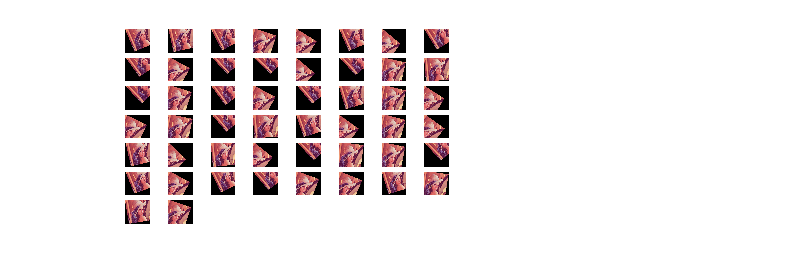
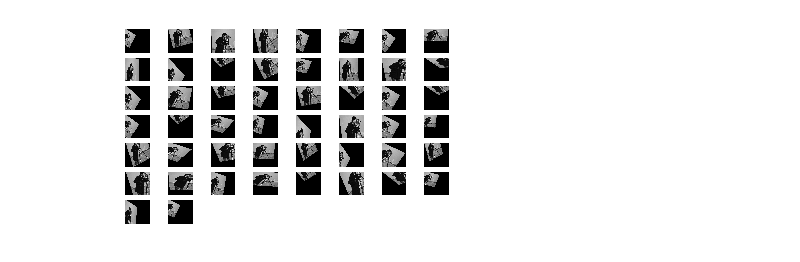
Before and after one commit to mehdidc/creativity, a Jupyter notebook: models/infinite_image_dataset.ipynb, the cells around one changed output. Cells and saved outputs as stored; diff of their text form; code cells hidden in the pictures.

```diff
--- a/models/infinite_image_dataset.ipynb
+++ b/models/infinite_image_dataset.ipynb
@@ -18,6 +20,7 @@ import matplotlib.pyplot as plt
 # %%
 
-X = lena()[np.newaxis, :] / 255.
+X = camera()[np.newaxis, :] / 255.
+
 rgb = True if len(X.shape)==4 else False
 X = linearize(X)
 
@@ -25,12 +28,15 @@ params = {
     "rgb": rgb,
     "x_translate_max":10,
     "y_translate_max":10,
-    "theta_range":(-np.pi / 4, np.pi / 4)
+    "theta_range":(-np.pi / 4, np.pi / 4),
+    "x_scale_range": (0.5, 2),
+    "y_scale_range": (0.5, 2),
 }
 
 ds = InfiniteImageDataset(X, None, 50, params)
-ds.load()
-# %%
-grid_plot(get_2d_square_image_view(ds.X, rgb=True))
-# %% [output]
-[figure, removed]
+# %%
+ds.load()
+grid_plot(get_2d_square_image_view(ds.X, rgb=rgb), imshow_options={"cmap": "gray"})
+plt.show()
+# %% [output]
+[figure, added]
```
Also changed, not shown: parts of 1 cell of this notebook, 7 other files.
